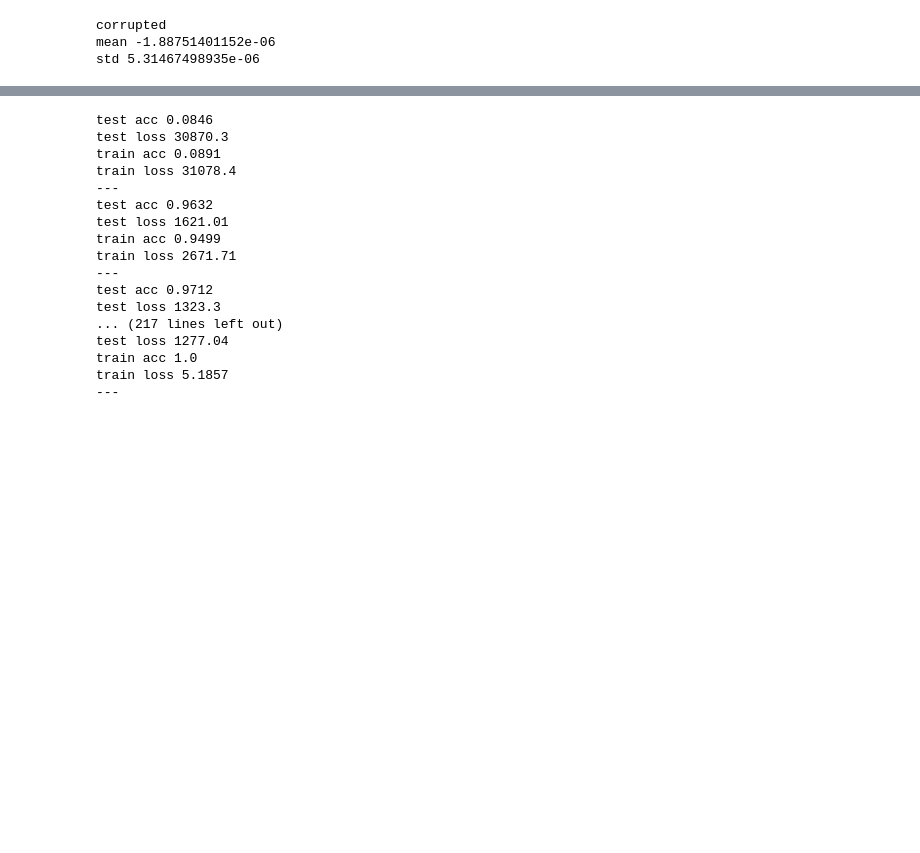
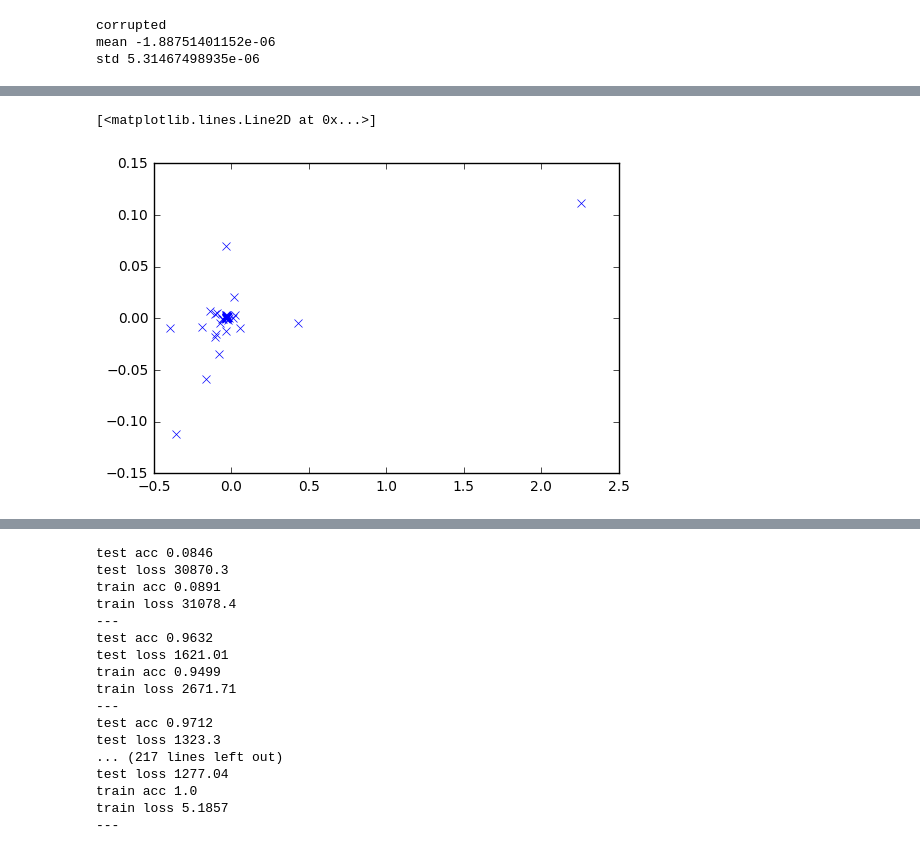
Before and after one commit to cgel/deep_quad, a Jupyter notebook: influence_function.ipynb, the cells around one changed output, grey strips where cells are left out. Drawn from its saved outputs; the diff is of its cells as text; code cells hidden in the pictures; blank space fills up the shorter version.

```diff
--- a/influence_function.ipynb
+++ b/influence_function.ipynb
@@ -220,0 +305,5 @@ influence d_loss
+# %%
+plt.plot(infs, d_losses - avrg, "x")
+# %% [output]
+[<matplotlib.lines.Line2D at 0x...>]
+[figure, added]
```
Also changed, not shown: parts of 16 cells of this notebook.
